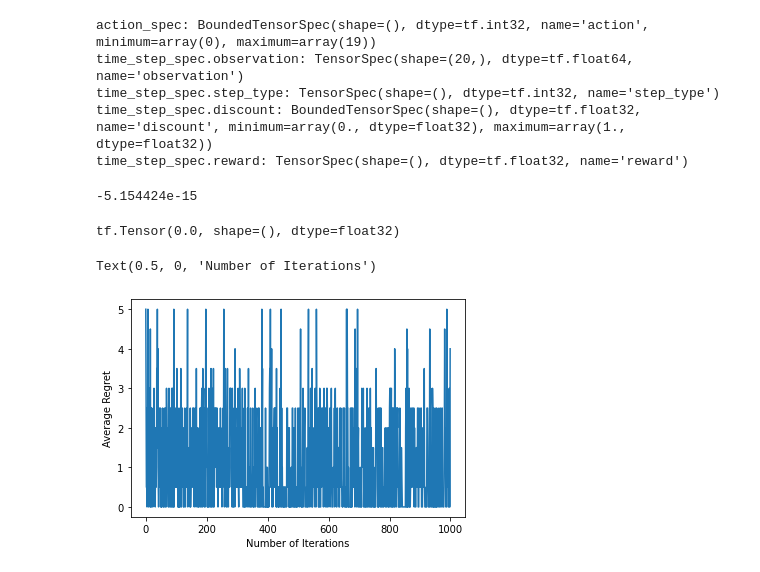
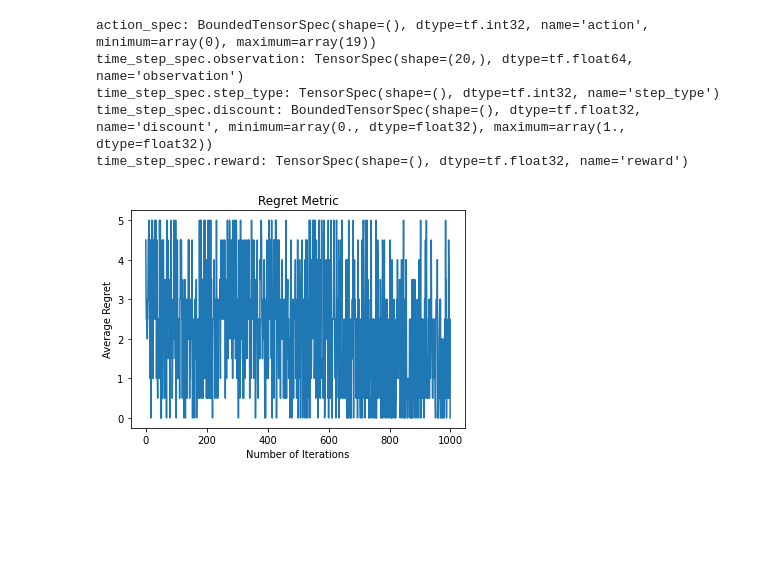
Before and after one commit to TDSElliott/CISC-474-Group-Project, a Jupyter notebook: new_training.ipynb, the cells around one changed output. Saved outputs shown, nothing was run; the diff lists cells and outputs as text; code cells hidden in the pictures; blank space fills up the shorter version.

```diff
--- a/new_training.ipynb
+++ b/new_training.ipynb
@@ -160,4 +152,0 @@ def compute_avg_return(environment, policy, num_episodes=10):
-# %%
-compute_avg_return(env, agent.policy)
-# %% [output]
--5.154424e-15
@@ -188,35 +153,46 @@ def trajectory_for_bandit(initial_step, action_step, final_step):
 # %%
+# Taken from https://www.tensorflow.org/agents/tutorials/bandits_tutorial and made to fit our scenario and environment
+
+# define our regret metric
 regret_metric = define_rl_metric(env)[0]
 
-num_iterations = 1000 # @param
-steps_per_loop = 2 # @param
+# experimental params
+# steps_per_loop and batch_size must be 2 because it as DQN Agent
+num_iterations = 1000
+steps_per_loop = 2
 batch_size = 2
 
+# replay buffer to store experience in the form of trajectories
 replay_buffer = tf_uniform_replay_buffer.TFUniformReplayBuffer(
     data_spec=agent.policy.trajectory_spec,
     batch_size=batch_size,
     max_length=steps_per_loop)
 
+# the tracking metrics we will use
 observers = [replay_buffer.add_batch, regret_metric]
 
+# a driver to push the agent forward in exploration of the environment
 driver = dynamic_step_driver.DynamicStepDriver(
     env=env,
     policy=agent.collect_policy,
     num_steps=steps_per_loop * batch_size,
     observers=observers)
 
 regret_values = []
 
 for _ in range(num_iterations):
-  driver.run()
-  loss_info = agent.train(replay_buffer.gather_all())
-  replay_buffer.clear()
-  regret_values.append(regret_metric.result())
+    # start the driver
+    driver.run()
+    # begin training the agent based on all of the trajectories in the buffer
+    loss_info = agent.train(replay_buffer.gather_all())
+    replay_buffer.clear()
+    # track how our regret metric is changing
+    regret_values.append(regret_metric.result())
 
 plt.plot(regret_values)
+plt.title('Regret Metric')
 plt.ylabel('Average Regret')
 plt.xlabel('Number of Iterations')
+plt.savefig('Regret values')
 # %% [output]
-tf.Tensor(0.0, shape=(), dtype=float32)
-Text(0.5, 0, 'Number of Iterations')
-[figure, old version]
+[figure, new version]
```
Also changed, not shown: parts of 11 cells of this notebook, 1 other file.
